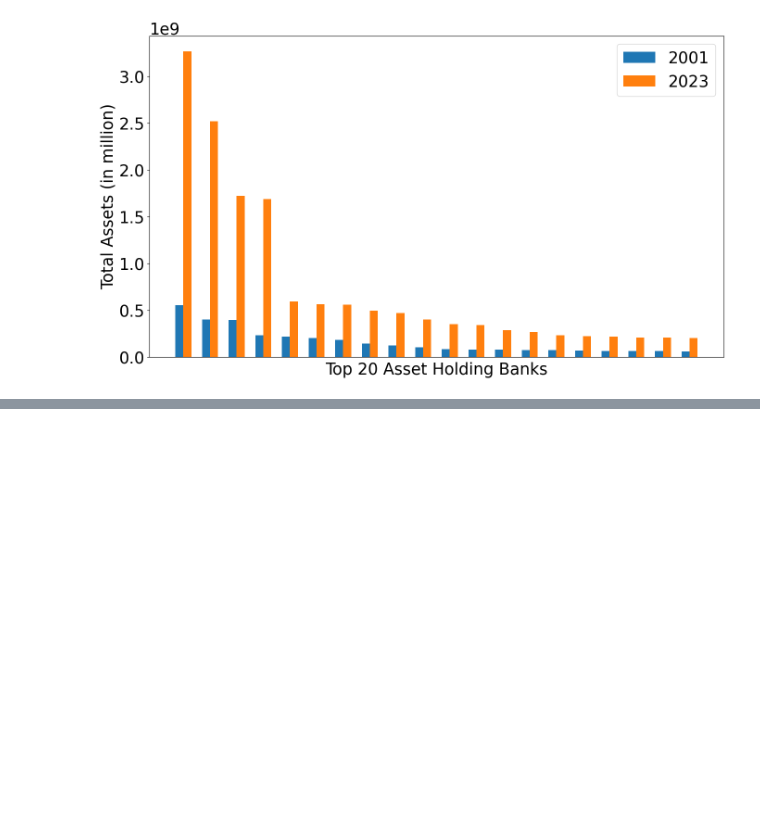
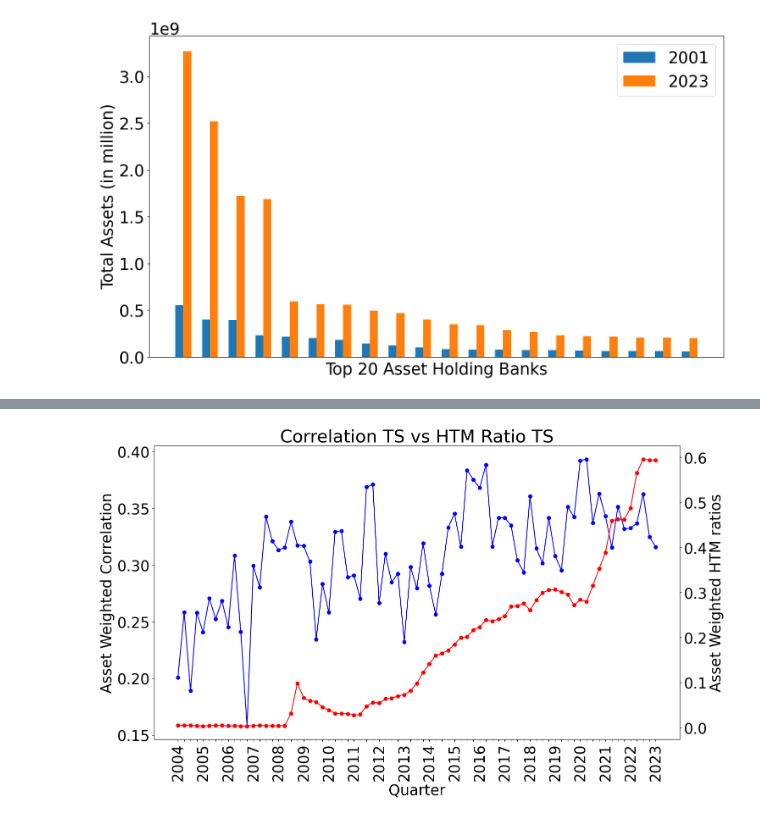
Before and after one commit to dongxulee/banksDataDiscovery, a Jupyter notebook: dataDiscovery.ipynb, the cells around one changed output, grey strips where cells are left out. Cells and saved outputs as stored; diff of their text form; code cells hidden in the pictures; blank space fills up the shorter version.

Commit message:
add new correlation analysis

```diff
--- a/dataDiscovery.ipynb
+++ b/dataDiscovery.ipynb
@@ -105,0 +256,18 @@ assetComparisonPlot(2001,2023)
+# %%
+# Plotting
+xticks = [q[:4] if "Q1" in q else " " for q in quarters]
+fig, ax1 = plt.subplots()
+
+ax1.plot(quarters, average_correlations, marker='o', label=" Correlation", color = "b")
+ax1.set_xticklabels(xticks, rotation=90)
+plt.title('Correlation TS vs HTM Ratio TS')
+ax1.set_xlabel('Quarter')
+ax1.set_ylabel('Asset Weighted Correlation')
+
+ax2 = ax1.twinx()
+
+ax2.plot(quarters, meanHTM, marker='o', label="Average HTM ratio", color = "r")
+ax2.set_ylabel('Asset Weighted HTM ratios')
+plt.show()
+# %% [output]
+[figure, added]
```
Also changed, not shown: parts of 9 cells of this notebook, 3 other files.
